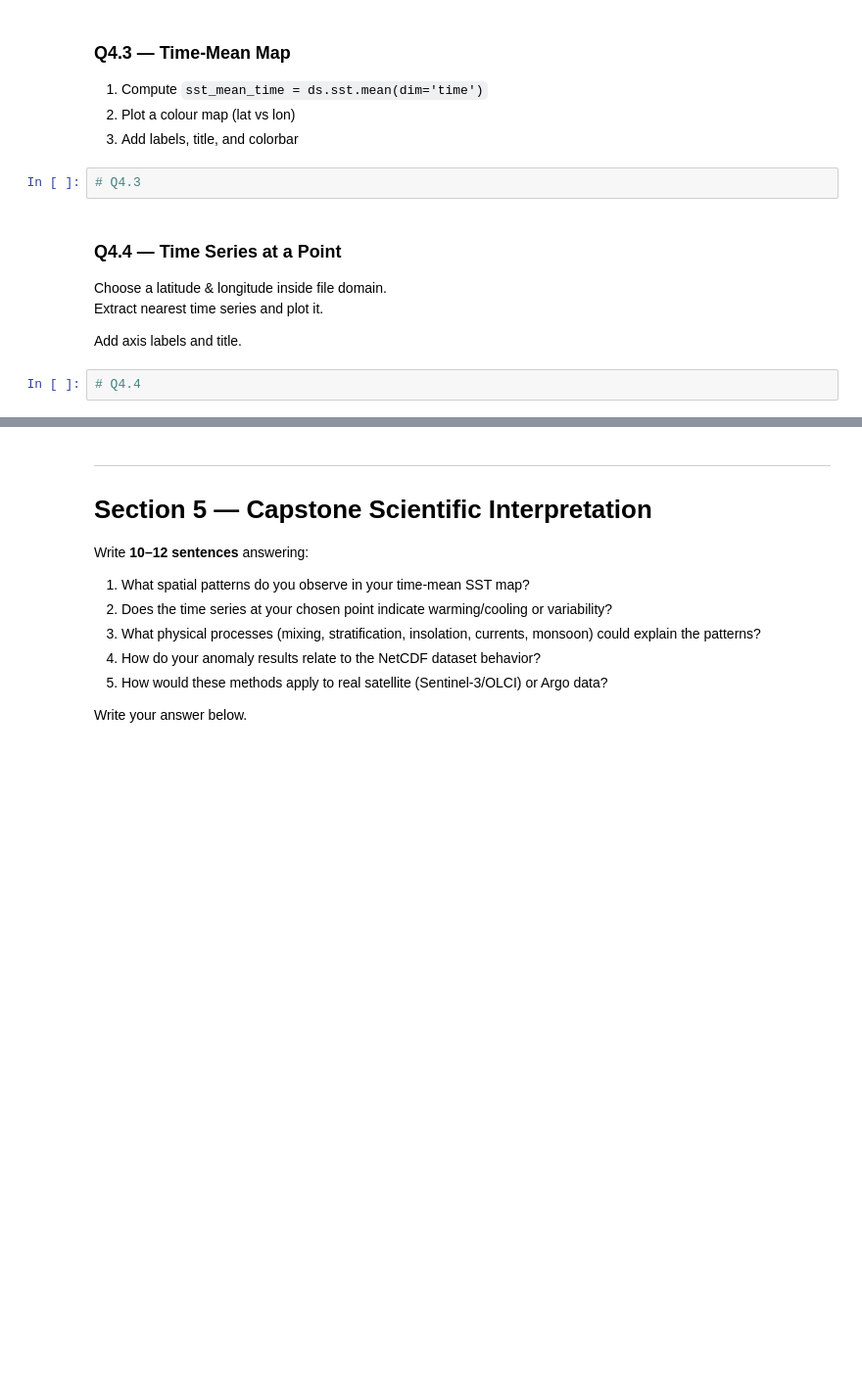
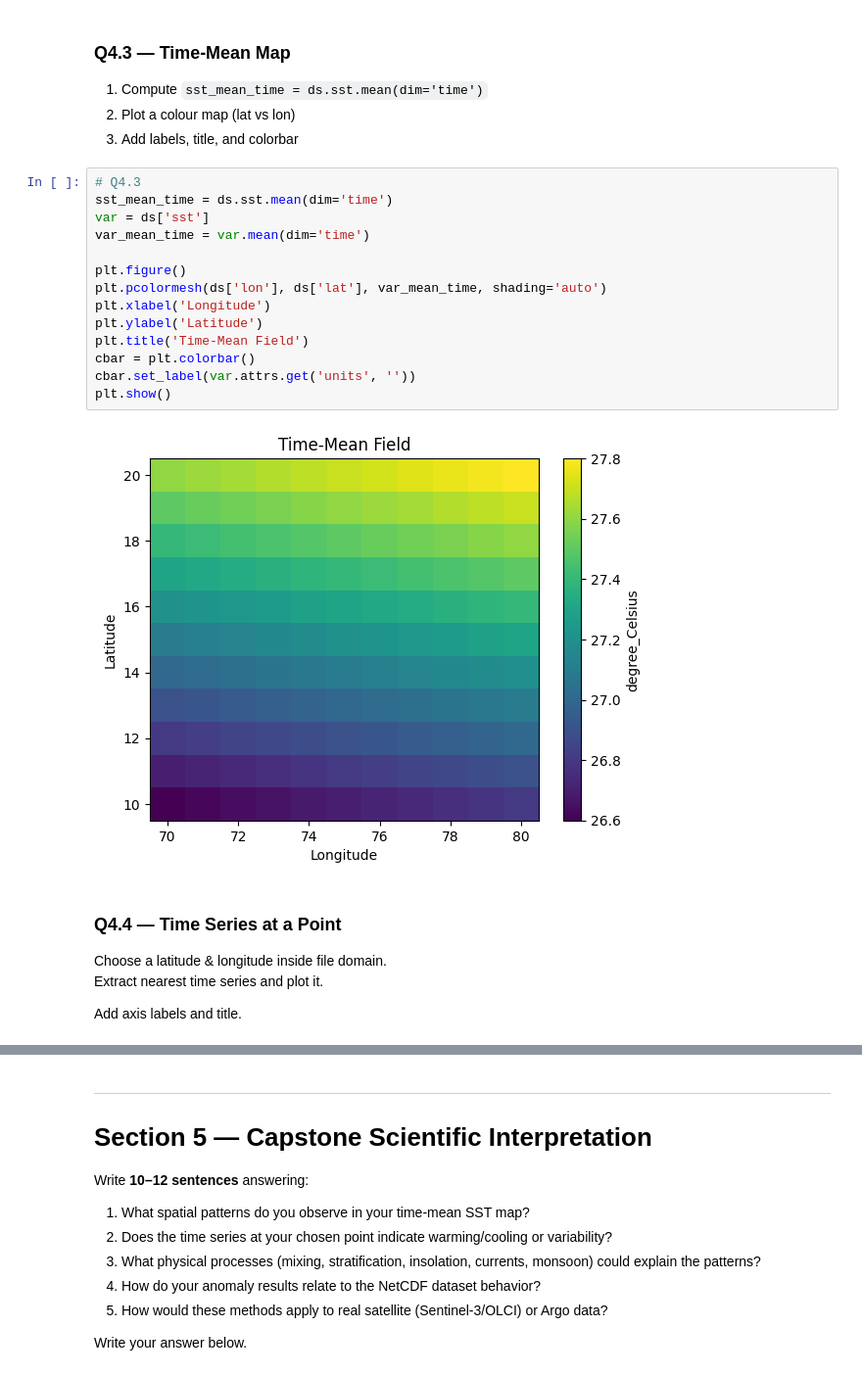
Before and after one commit to rsgis2025pranjali-hub/python-basics, a Jupyter notebook: notebooks/05_Capstone_Assignment.ipynb, the cells around one changed output, grey strips where cells are left out. Shown: that part at 98% size. Drawn from its saved outputs; the diff is of its cells as text; blank space fills up the shorter version.

```diff
--- a/notebooks/05_Capstone_Assignment.ipynb
+++ b/notebooks/05_Capstone_Assignment.ipynb
@@ -317,13 +382,25 @@ Compute and print:
 1. Compute `sst_mean_time = ds.sst.mean(dim='time')`
 2. Plot a colour map (lat vs lon)
 3. Add labels, title, and colorbar
-# %%
-# Q4.3
+# %%
+# Q4.3
+sst_mean_time = ds.sst.mean(dim='time')
+var = ds['sst']
+var_mean_time = var.mean(dim='time')
+
+plt.figure()
+plt.pcolormesh(ds['lon'], ds['lat'], var_mean_time, shading='auto')
+plt.xlabel('Longitude')
+plt.ylabel('Latitude')
+plt.title('Time-Mean Field')
+cbar = plt.colorbar()
+cbar.set_label(var.attrs.get('units', ''))
+plt.show()
+# %% [output]
+[figure, added]
 # %% [markdown]
 ### **Q4.4 — Time Series at a Point**
 Choose a latitude & longitude inside file domain.
 Extract nearest time series and plot it.
 
 Add axis labels and title.
-# %%
-# Q4.4
```
Also changed, not shown: parts of 6 cells of this notebook.
